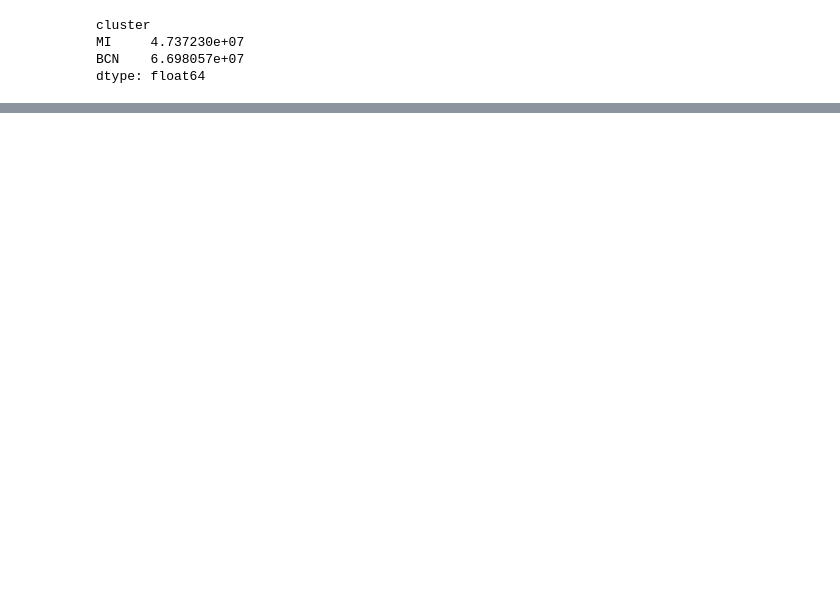
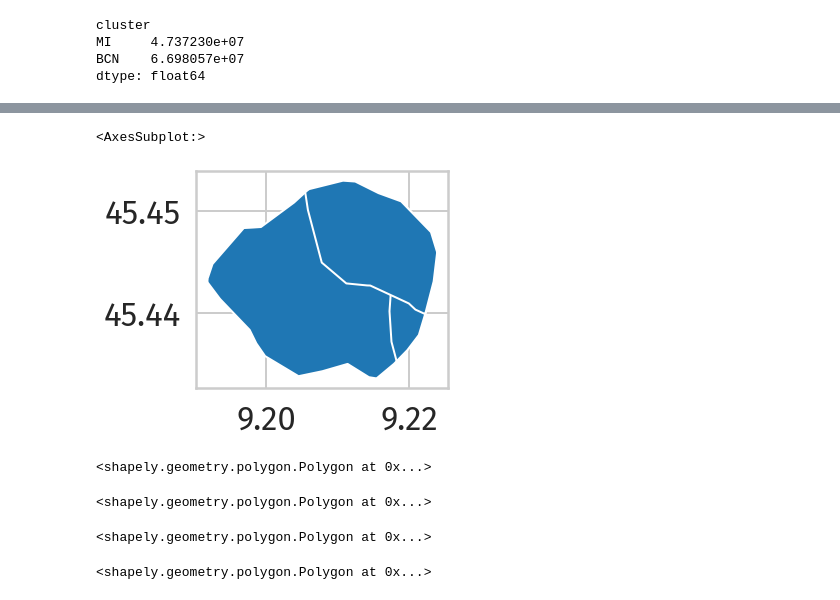
Before and after one commit to openp2pdesign/labs_access_analysis, a Jupyter notebook: 06_Population_facebook_data_no_overlaps.ipynb, the cells around one changed output, grey strips where cells are left out. Drawn from its saved outputs; the diff is of its cells as text; code cells hidden in the pictures; blank space fills up the shorter version.

```diff
--- a/06_Population_facebook_data_no_overlaps.ipynb
+++ b/06_Population_facebook_data_no_overlaps.ipynb
@@ -356,0 +397,3 @@ plt.savefig("png/labs_esp_ita_area_tot.png", dpi=300, bbox_inches="tight")
+# %%
+# Overlapping areas is where name_1 and name_2 column are different, indicating which labs overlaps
+labs_ita_intersections.set_index("name_1").loc["The FabLab: Make in Milano"]
@@ -356,0 +407,26 @@ plt.savefig("png/labs_esp_ita_area_tot.png", dpi=300, bbox_inches="tight")
+# %%
+# The areas of one lab..
+labs_ita_intersections.set_index("name_1").loc["The FabLab: Make in Milano"].plot()
+# %% [output]
+<AxesSubplot:>
+[figure, added]
+# %%
+# Overall area
+labs_ita.set_index("name").loc["The FabLab: Make in Milano"].geometry
+# %% [output]
+<shapely.geometry.polygon.Polygon at 0x...>
+# %%
+# Area 0
+labs_ita_intersections.set_index("name_1").loc["The FabLab: Make in Milano"].iloc[0].geometry
+# %% [output]
+<shapely.geometry.polygon.Polygon at 0x...>
+# %%
+# Area 1
+labs_ita_intersections.set_index("name_1").loc["The FabLab: Make in Milano"].iloc[1].geometry
+# %% [output]
+<shapely.geometry.polygon.Polygon at 0x...>
+# %%
+# Area 2
+labs_ita_intersections.set_index("name_1").loc["The FabLab: Make in Milano"].iloc[2].geometry
+# %% [output]
+<shapely.geometry.polygon.Polygon at 0x...>
```
Also changed, not shown: parts of 38 cells of this notebook, 6 other files.
